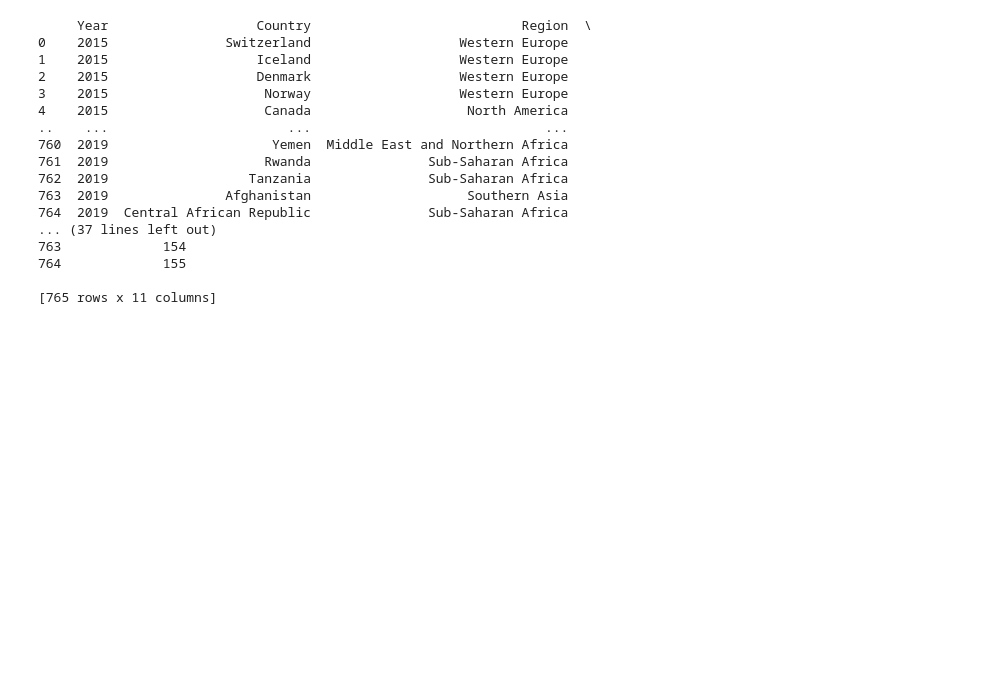
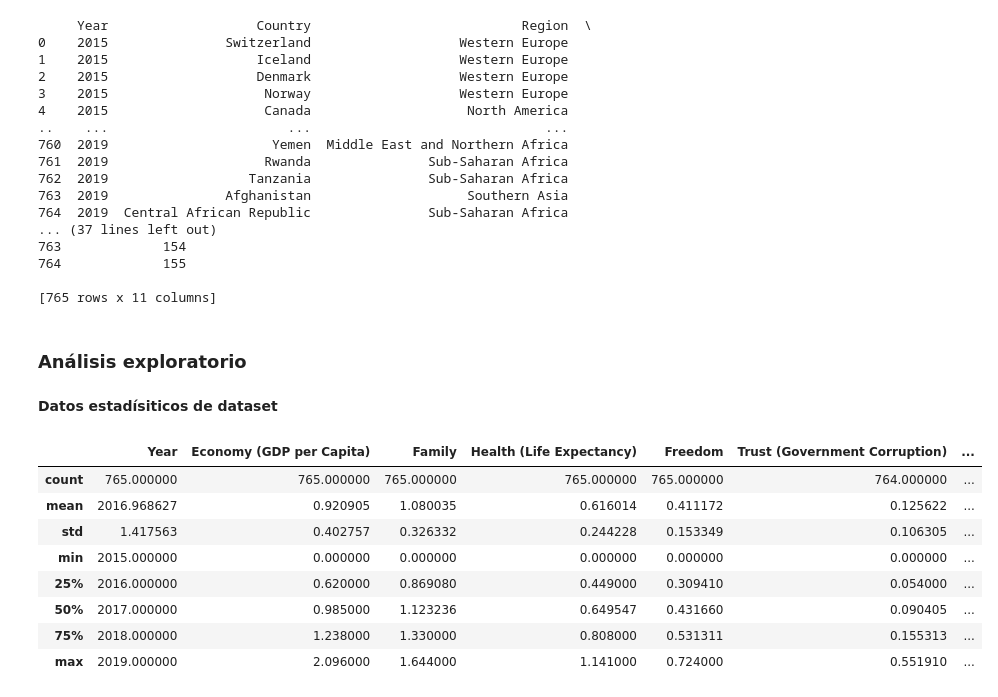
Before and after one commit to dianaxime/DM_Proyecto, a Jupyter notebook: World Happiness Analysis.ipynb, the cells around one changed output. Saved outputs shown, nothing was run; the diff lists cells and outputs as text; code cells hidden in the pictures; blank space fills up the shorter version.

```diff
--- a/World Happiness Analysis.ipynb
+++ b/World Happiness Analysis.ipynb
@@ -182,3 +182,19 @@ print(df_final)
 764             155
 
 [765 rows x 11 columns]
+# %% [markdown]
+### Análisis exploratorio
+# %% [markdown]
+**Datos estadísiticos de dataset**
+# %%
+df_final.describe()
+# %% [output]
+|  | Year | Economy (GDP per Capita) | Family | Health (Life Expectancy) | Freedom | Trust (Government Corruption) | ... |
+| count | 765.000000 | 765.000000 | 765.000000 | 765.000000 | 765.000000 | 764.000000 | ... |
+| mean | 2016.968627 | 0.920905 | 1.080035 | 0.616014 | 0.411172 | 0.125622 | ... |
+| std | 1.417563 | 0.402757 | 0.326332 | 0.244228 | 0.153349 | 0.106305 | ... |
+| min | 2015.000000 | 0.000000 | 0.000000 | 0.000000 | 0.000000 | 0.000000 | ... |
+| 25% | 2016.000000 | 0.620000 | 0.869080 | 0.449000 | 0.309410 | 0.054000 | ... |
+| 50% | 2017.000000 | 0.985000 | 1.123236 | 0.649547 | 0.431660 | 0.090405 | ... |
+| 75% | 2018.000000 | 1.238000 | 1.330000 | 0.808000 | 0.531311 | 0.155313 | ... |
+| max | 2019.000000 | 2.096000 | 1.644000 | 1.141000 | 0.724000 | 0.551910 | ... |
```
Also changed, not shown: parts of 35 cells of this notebook.
